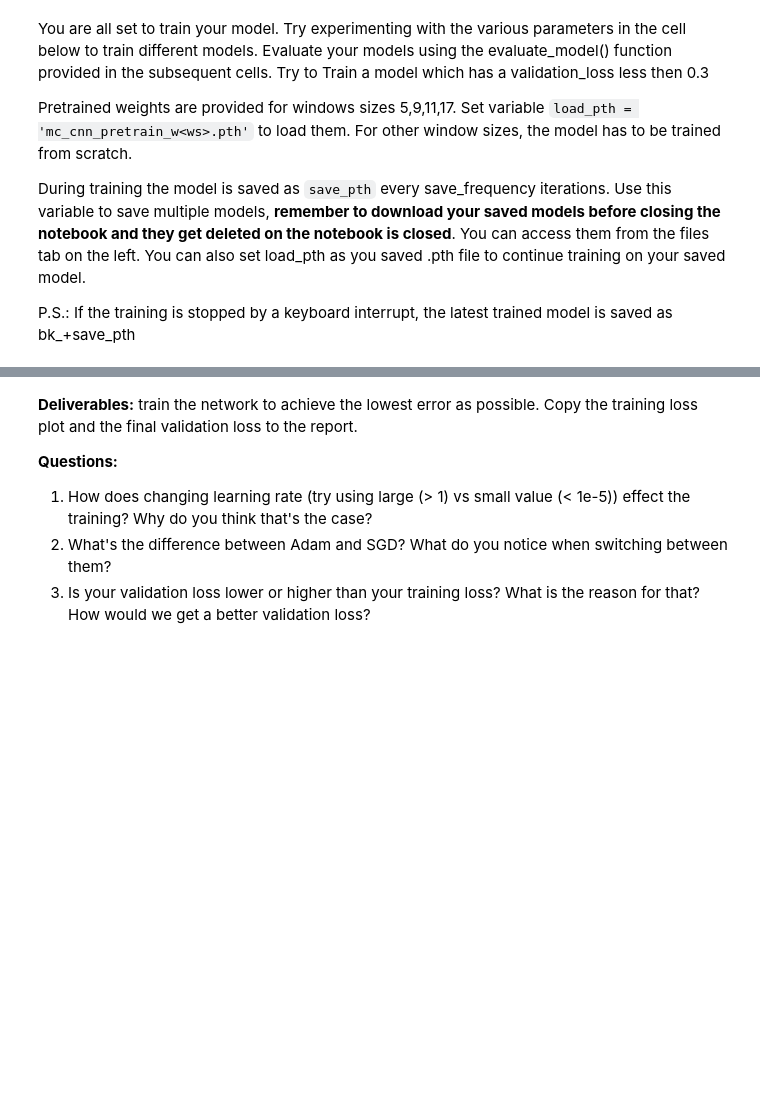
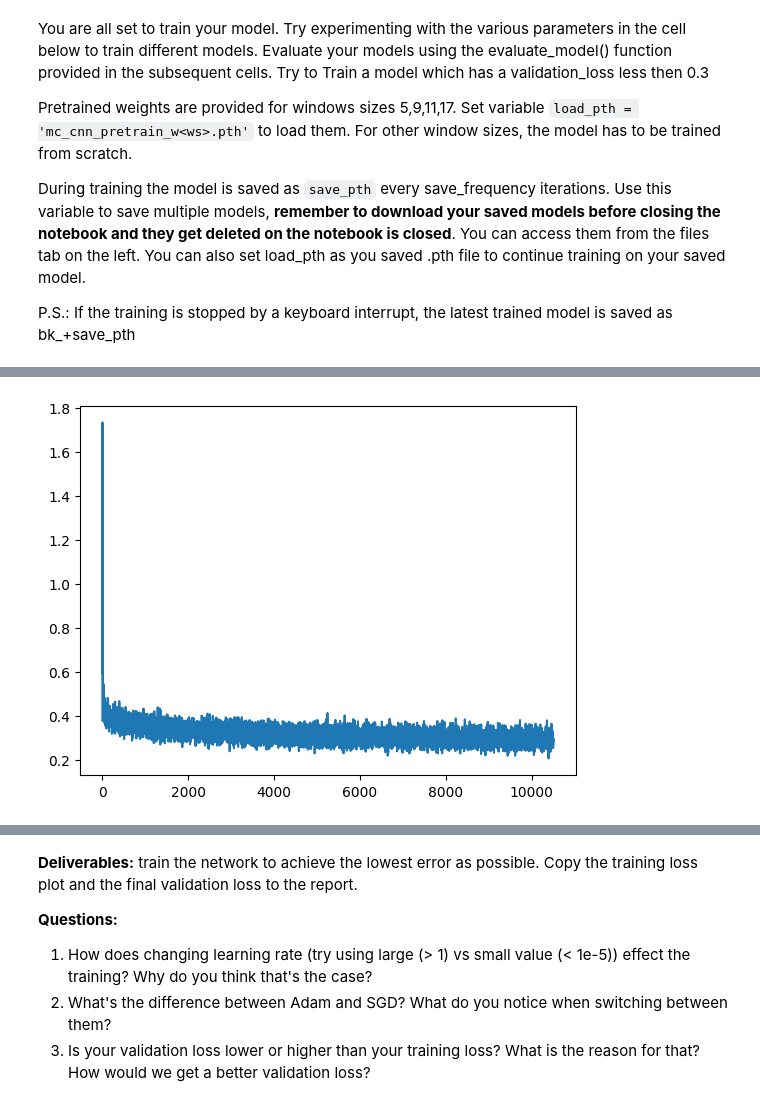
Before and after one commit to j-void/CS-6320, a Jupyter notebook: proj_5b_6320/mc_cnn.ipynb, the cells around one changed output, grey strips where cells are left out. Drawn from its saved outputs; the diff is of its cells as text; code cells hidden in the pictures; blank space fills up the shorter version.

```diff
--- a/proj_5b_6320/mc_cnn.ipynb
+++ b/proj_5b_6320/mc_cnn.ipynb
@@ -240,8 +288,9 @@ def gen_patch(image, x, y, ws = 11):
     # Student code begin
     ############################################################################
     c, w, h = image.shape
-    patch = image[:,int(x):int(x)+ws,int(y):int(y)+ws]
-    patch = torch.nn.ConstantPad2d((0, ws-patch.shape[2], 0, ws-patch.shape[1]), 0.0)(patch)
+    region = image[:,int(x):int(x)+ws,int(y):int(y)+ws]
+    patch =  torch.zeros((c, ws, ws))
+    patch[:,:region.shape[1], :region.shape[2]] = region
     return patch
     ############################################################################
     # Student code end
@@ -386,12 +437,12 @@ load_pth = 'mc_cnn_pretrain_w11.pth' #The filename to load previously trained mo
 #net_tr = MCNET(ws=11, batch_size = 512, load_path = None) #Use this model to train from scratch
 net_tr = MCNET(ws=11, batch_size = 512, load_path = load_pth)
 
-max_epoch = 300
-learning_rate = 2 # Try values 2,1,0.1,0.01,1e-5
+max_epoch = 1501
+learning_rate = 6e-4 # Try values 2,1,0.1,0.01,1e-5
 
 #Swap out optimizers to identify which works best for your model.
-#optimizer = torch.optim.Adam(net_tr.net.parameters(), lr=learning_rate)
-optimizer = torch.optim.SGD(net_tr.net.parameters(), lr=learning_rate, momentum=0.9)
+optimizer = torch.optim.Adam(net_tr.net.parameters(), lr=learning_rate, betas=(0.9, 0.999))
+#optimizer = torch.optim.SGD(net_tr.net.parameters(), lr=learning_rate, momentum=0.9)
 ############################################
 
 batch_size = net_tr.batch_size
@@ -414,3 +465,4 @@ print('Time elasped: ', time.time() - st)
 print('Training Loss')
 plt.plot(loss_history)
 plt.show()
+# %% [output]
@@ -417,3 +486,4 @@ plt.show()
+[figure, added]
 # %%
 def evaluate_network(network):
 
```
Also changed, not shown: parts of 20 cells of this notebook, 16 other files.
